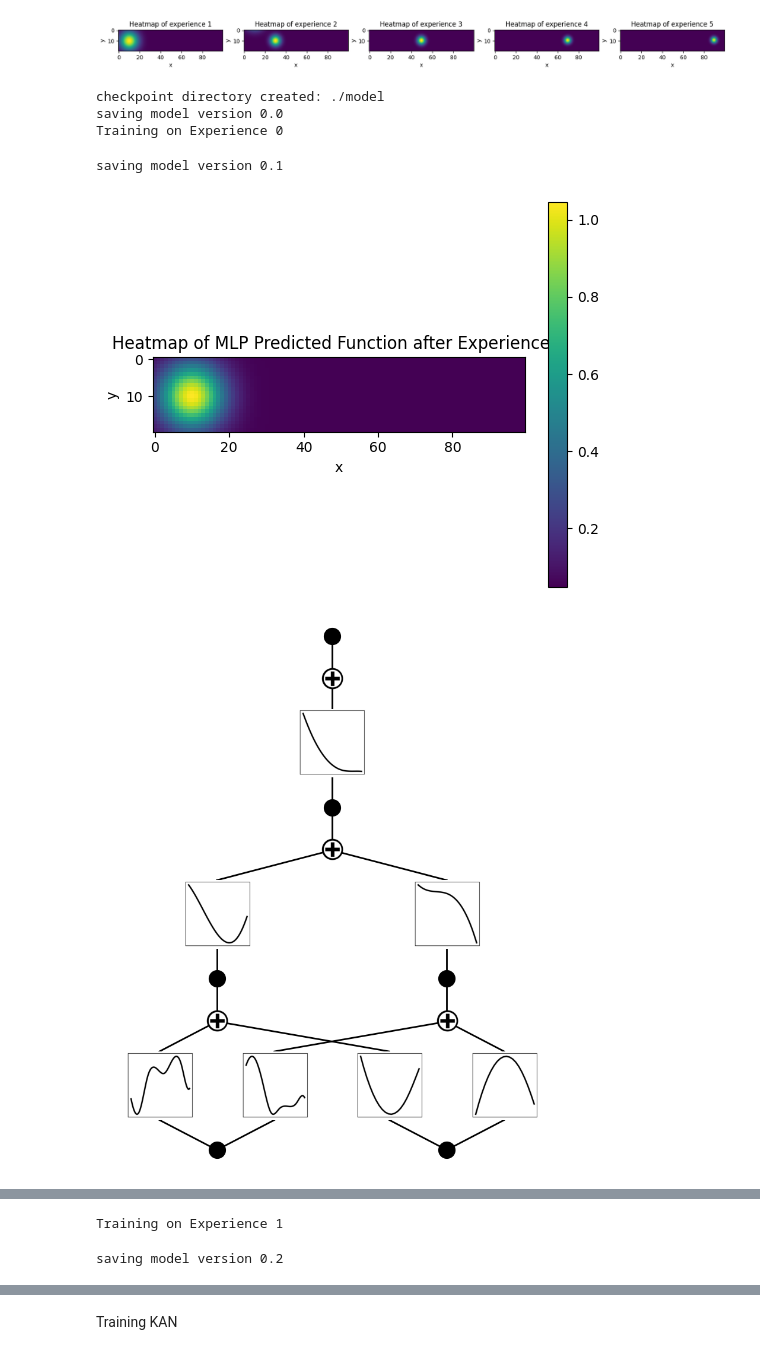
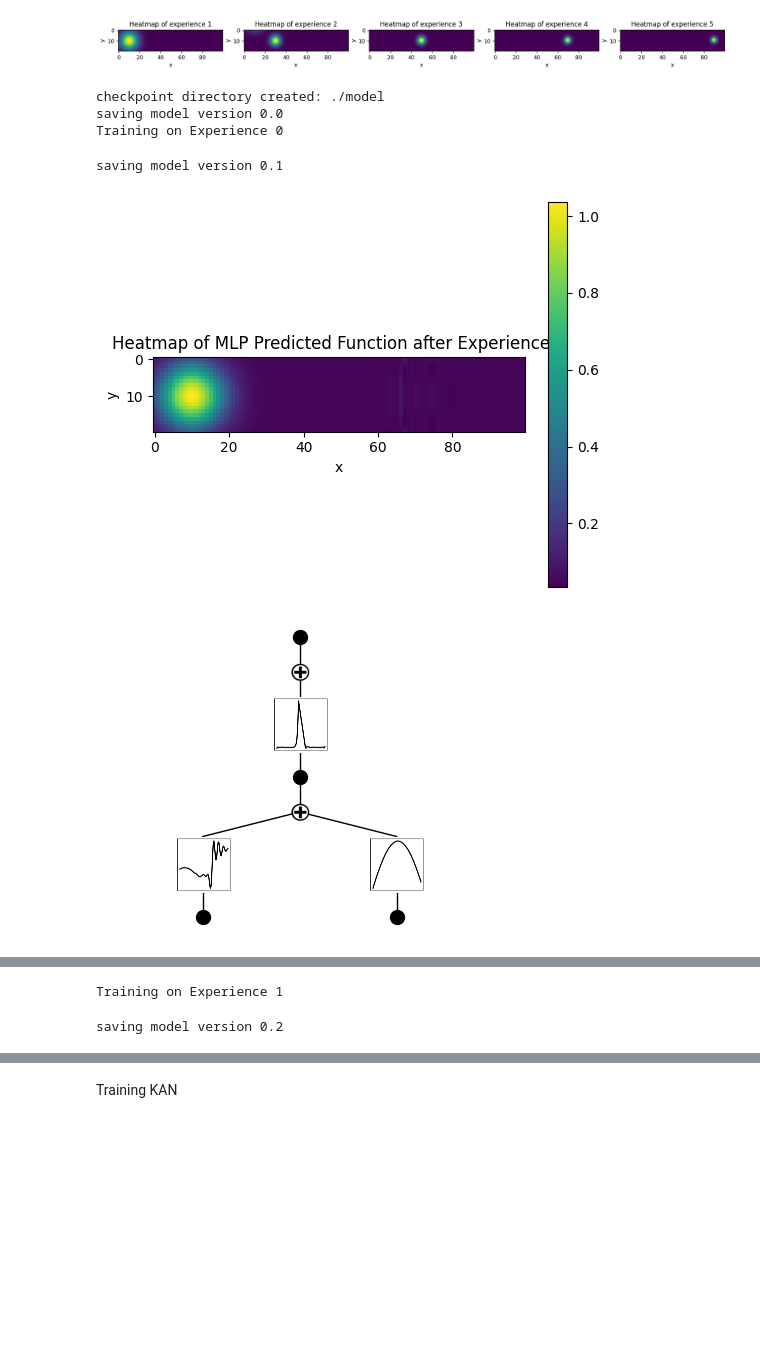
Before and after one commit to harris2001/KAN-T-Forget, a Jupyter notebook: Experiments/Toy_Examples/2D_Gaussians KAN_Continual.ipynb, the cells around one changed output, grey strips where cells are left out. Drawn from its saved outputs; the diff is of its cells as text; code cells hidden in the pictures; blank space fills up the shorter version.

```diff
--- a/Experiments/Toy_Examples/2D_Gaussians KAN_Continual.ipynb
+++ b/Experiments/Toy_Examples/2D_Gaussians KAN_Continual.ipynb
@@ -100,7 +100,7 @@ from kan import KAN
 # 2,2,3,1 architecture with grid=6/7 and k=5 => gives symmetric properties
 # 2,2,3,1 architecture with grid=6 and k=5 => shows symmetric properties
 # 2,4,4,1 architecture with grid=6 and k=5 => shows position preservation
-model = KAN(width=[2,2,1,1], grid=7, k=3, sp_trainable=False, sb_trainable=False)
+model = KAN(width=[2,1,1], grid=20, k=3, sp_trainable=False, sb_trainable=False)
 device = 'cuda' if torch.cuda.is_available() else 'cpu'
 model.to(device)
 
@@ -140,7 +140,7 @@ for i in range(n_experiences):
     dataset['train_label'] = torch.from_numpy(sample(np.array(experience_train_labels[i]),rnd)).to(device)
 
     #KAN training
-    model.fit(dataset=dataset,opt='LBFGS', steps=40, update_grid=False)
+    model.fit(dataset=dataset,opt='LBFGS', steps=150, update_grid=False)
 
     # Evaluation
     with torch.no_grad():
@@ -165,35 +165,35 @@ for i in range(n_experiences):
     # axs[i].set_ylabel('y')
 
     # Plot the model
-    model.plot(beta=100, scale=1)
+    model.plot(beta=100, scale=0.5)
     plt.show()
 
     #plot the predictions in 3d
     fig = plt.figure()
     ax = fig.add_subplot(111, projection='3d')
     ax.plot_surface(x_grid[:20*(i+1)], y_grid[:20*(i+1)], predictions_grid, cmap='viridis')
 
     # Rotate the plot to see the 3D plot
     ax.view_init(40, -15)
     plt.title('3D plot of the predicted function')
     plt.xlabel('x')
     plt.ylabel('y')
     plt.show()
 
 # torch.save(model.state_dict(), 'kan_2d_gaussian_continual.pth')
 
 # Plotting the ground truth function
 plt.figure(figsize=(6, 5))
 plt.imshow(f_xy, cmap='viridis', extent=[-1, 1, -1, 1])
 plt.colorbar()
 plt.title('Heatmap of Ground Truth Function')
 plt.xlabel('x')
 plt.ylabel('y')
 plt.show()
 # %% [output]
 checkpoint directory created: ./model
 saving model version 0.0
 Training on Experience 0
 saving model version 0.1
-[figure, old version]
+[figure, new version]
-[figure, old version]
+[figure, new version]
```
Also changed, not shown: parts of 2 cells of this notebook, 6 other files.
